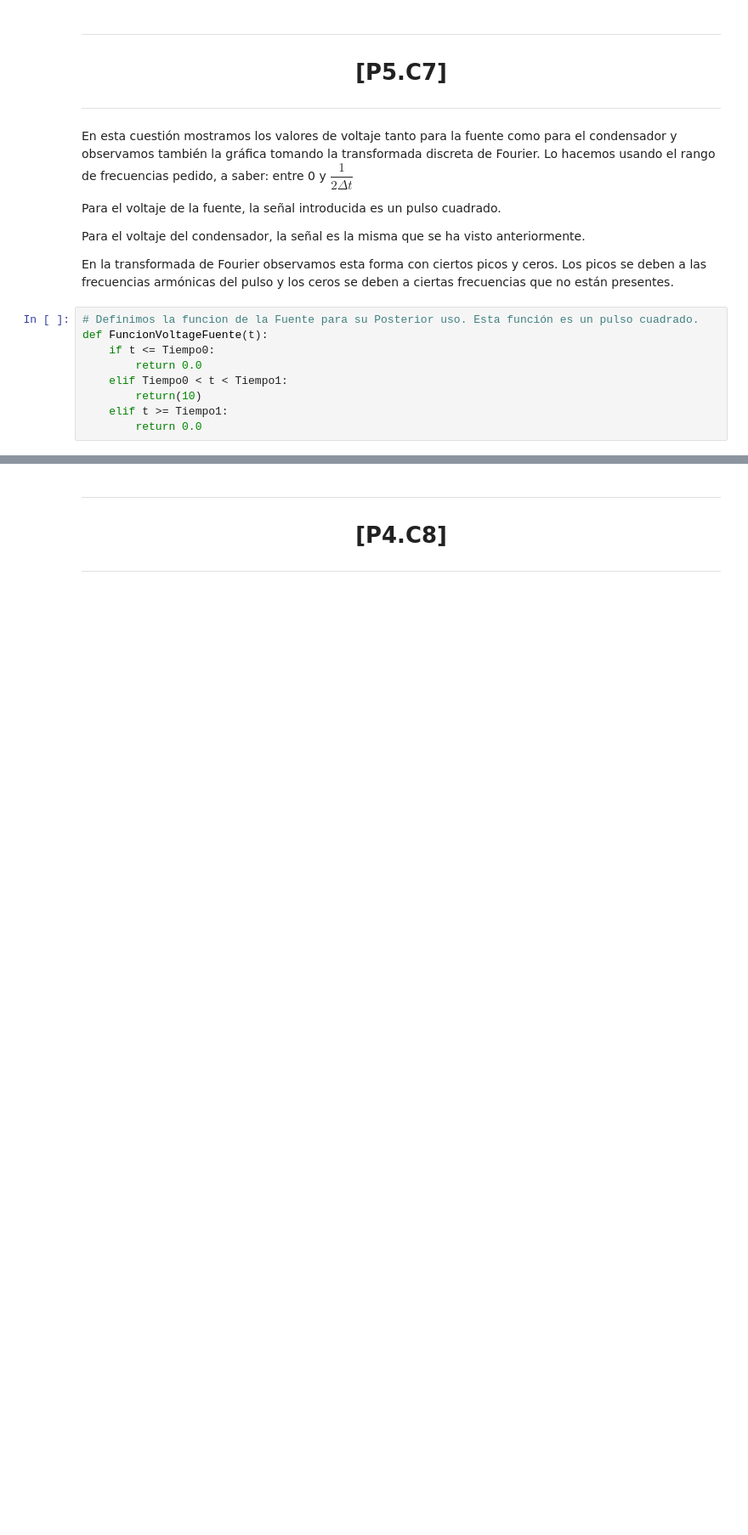
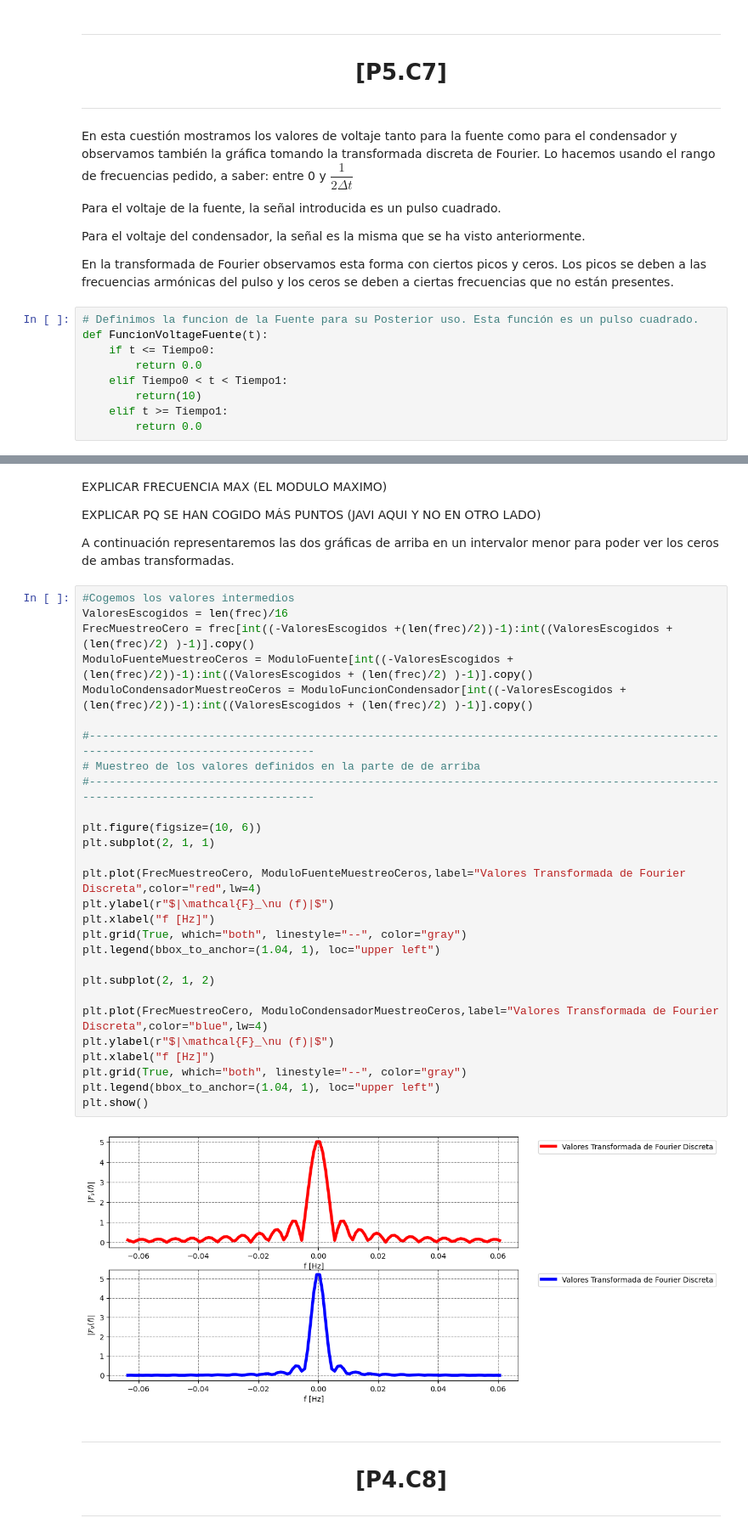
Before and after one commit to WetZap/Practicas-Circuitos, a Jupyter notebook: Practicas/Sesion 5/QuintaSesion.ipynb, the cells around one changed output, grey strips where cells are left out. Shown at 85% size. Saved outputs shown, nothing was run; the diff lists cells and outputs as text; blank space fills up the shorter version.

```diff
--- a/Practicas/Sesion 5/QuintaSesion.ipynb
+++ b/Practicas/Sesion 5/QuintaSesion.ipynb
@@ -634,3 +590,40 @@ for i in FourierVoltajeCondeTeo:
+# %% [markdown]
+EXPLICAR FRECUENCIA MAX (EL MODULO MAXIMO)
+
+EXPLICAR PQ SE HAN COGIDO MÁS PUNTOS (JAVI AQUI Y NO EN OTRO LADO)
+
+
+A continuación representaremos las dos gráficas de arriba en un intervalor menor para poder ver los ceros de ambas transformadas.
+# %%
+#Cogemos los valores intermedios
+ValoresEscogidos = len(frec)/16
+FrecMuestreoCero = frec[int((-ValoresEscogidos +(len(frec)/2))-1):int((ValoresEscogidos + (len(frec)/2) )-1)].copy()
+ModuloFuenteMuestreoCeros = ModuloFuente[int((-ValoresEscogidos +(len(frec)/2))-1):int((ValoresEscogidos + (len(frec)/2) )-1)].copy()
+ModuloCondensadorMuestreoCeros = ModuloFuncionCondensador[int((-ValoresEscogidos +(len(frec)/2))-1):int((ValoresEscogidos + (len(frec)/2) )-1)].copy()
+
+#----------------------------------------------------------------------------------------------------------------------------------
+# Muestreo de los valores definidos en la parte de de arriba
+#----------------------------------------------------------------------------------------------------------------------------------
+
+plt.figure(figsize=(10, 6))
+plt.subplot(2, 1, 1)
+
+plt.plot(FrecMuestreoCero, ModuloFuenteMuestreoCeros,label="Valores Transformada de Fourier Discreta",color="red",lw=4)
+plt.ylabel(r"$|\mathcal{F}_\nu (f)|$")
+plt.xlabel("f [Hz]")
+plt.grid(True, which="both", linestyle="--", color="gray")
+plt.legend(bbox_to_anchor=(1.04, 1), loc="upper left")
+
+plt.subplot(2, 1, 2)
+
+plt.plot(FrecMuestreoCero, ModuloCondensadorMuestreoCeros,label="Valores Transformada de Fourier Discreta",color="blue",lw=4)
+plt.ylabel(r"$|\mathcal{F}_\nu (f)|$")
+plt.xlabel("f [Hz]")
+plt.grid(True, which="both", linestyle="--", color="gray")
+plt.legend(bbox_to_anchor=(1.04, 1), loc="upper left")
+plt.show()
+# %% [output]
+[figure, added]
 # %% [markdown]
 ---
 <h1 style="text-align: center;">[P4.C8]</h1>
```
Also changed, not shown: parts of 14 cells of this notebook.
